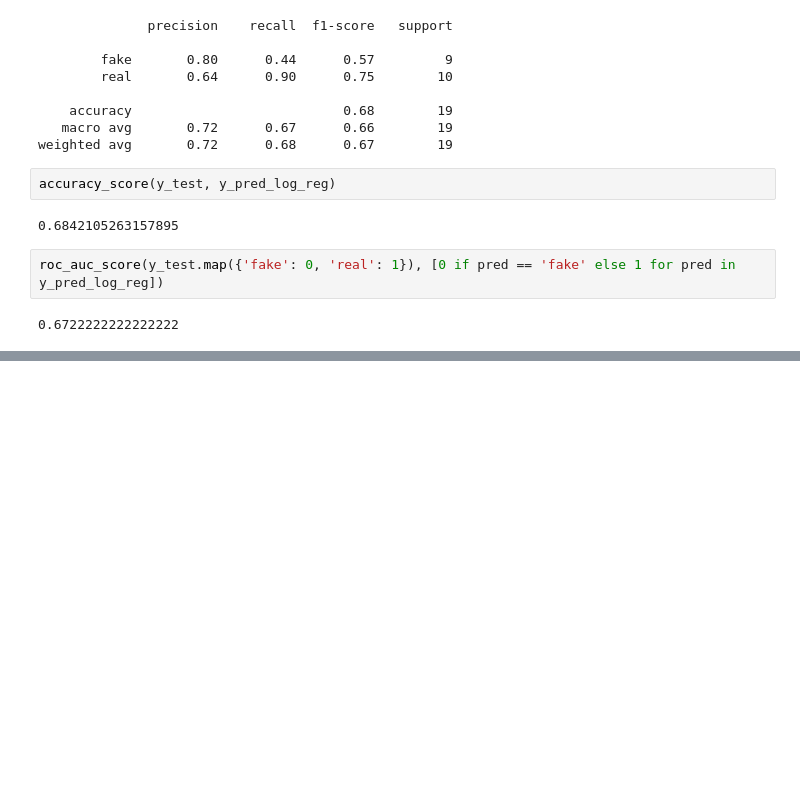
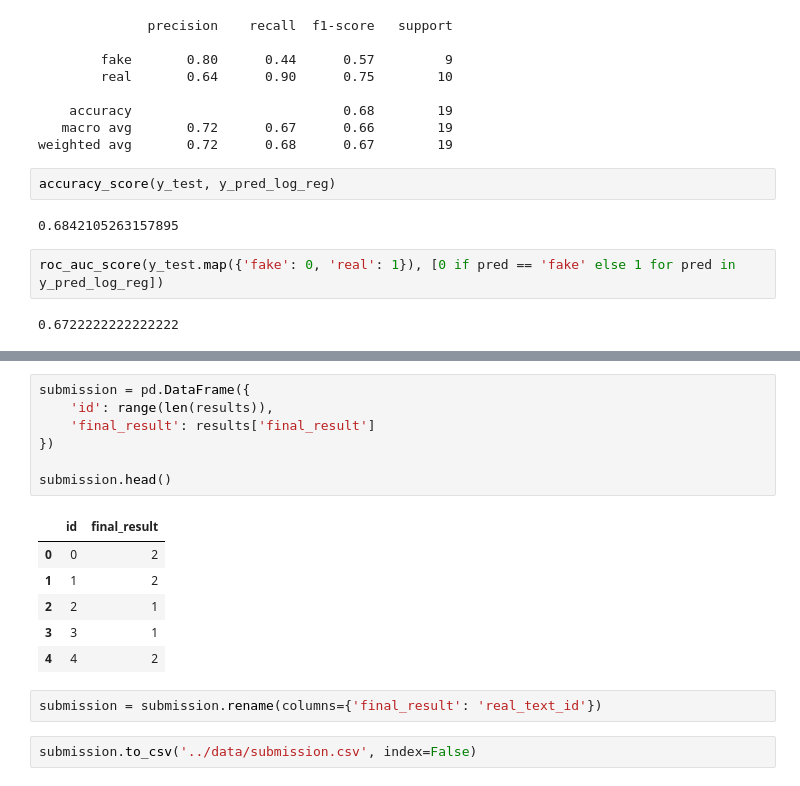
Before and after one commit to bdk-333/Fake-or-LLM-generated-summary, a Jupyter notebook: notebooks/Tradition_ML.ipynb, the cells around one changed output, grey strips where cells are left out. Saved outputs shown, nothing was run; the diff lists cells and outputs as text; blank space fills up the shorter version.

```diff
--- a/notebooks/Tradition_ML.ipynb
+++ b/notebooks/Tradition_ML.ipynb
@@ -147,0 +228,18 @@ roc_auc_score(y_test.map({'fake': 0, 'real': 1}), [0 if pred == 'fake' else 1 fo
+# %%
+submission = pd.DataFrame({
+    'id': range(len(results)),
+    'final_result': results['final_result']
+})
+
+submission.head()
+# %% [output]
+|  | id | final_result |
+| 0 | 0 | 2 |
+| 1 | 1 | 2 |
+| 2 | 2 | 1 |
+| 3 | 3 | 1 |
+| 4 | 4 | 2 |
+# %%
+submission = submission.rename(columns={'final_result': 'real_text_id'})
+# %%
+submission.to_csv('../data/submission.csv', index=False)
```
Also changed, not shown: parts of 12 cells of this notebook, 1 other file.
